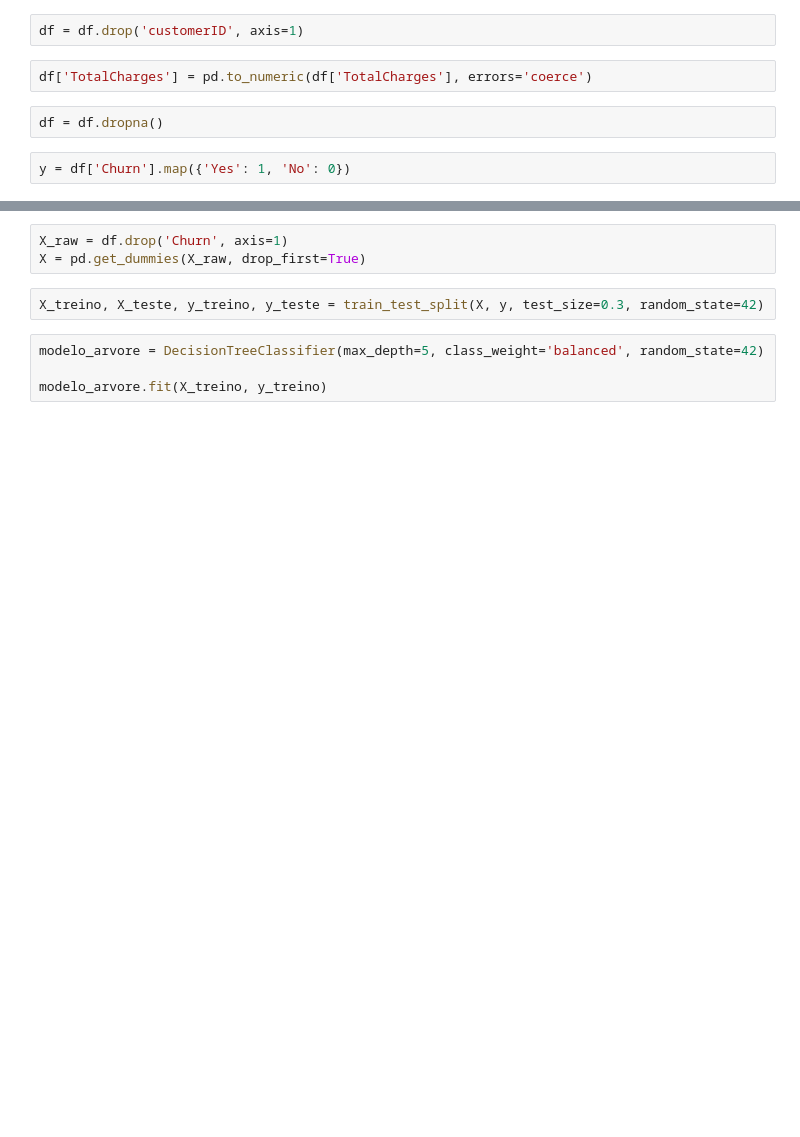
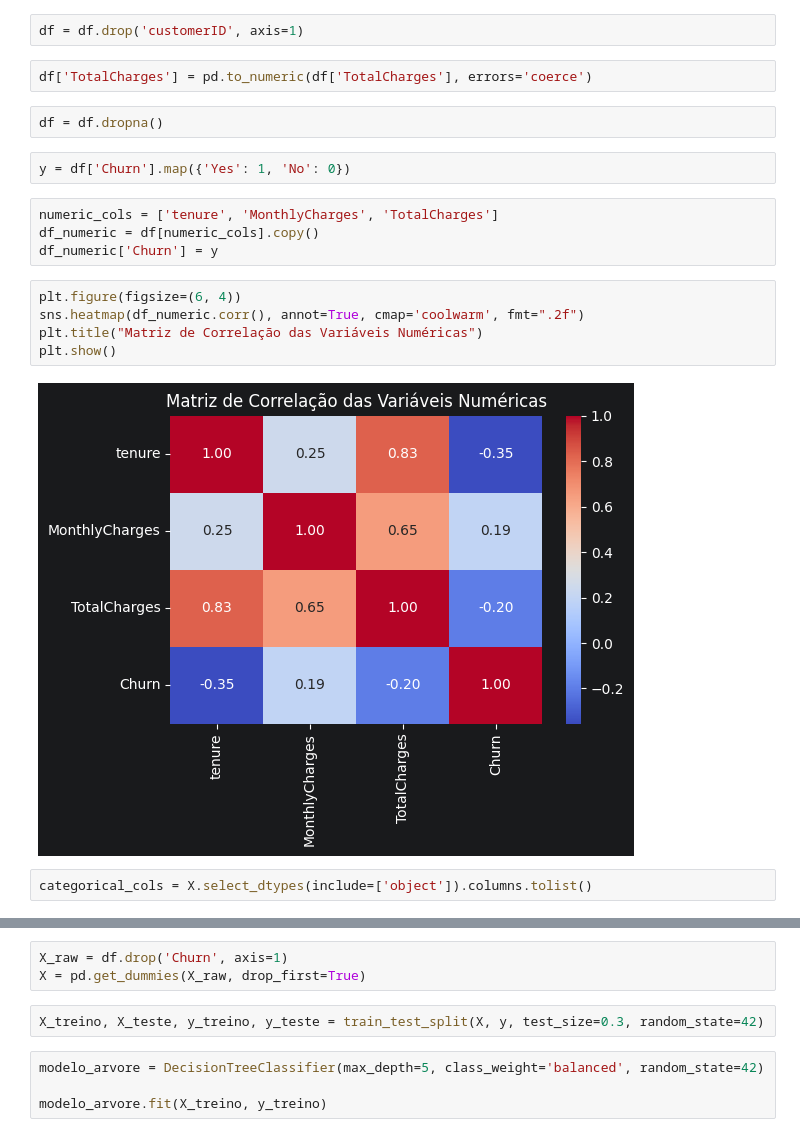
Before and after one commit to VictorMoraesF/Projeto_Semantix, a Jupyter notebook: Semantix.ipynb, the cells around one changed output, grey strips where cells are left out. Saved outputs shown, nothing was run; the diff lists cells and outputs as text; blank space fills up the shorter version.

```diff
--- a/Semantix.ipynb
+++ b/Semantix.ipynb
@@ -16,3 +20,16 @@ df['TotalCharges'] = pd.to_numeric(df['TotalCharges'], errors='coerce')
 df = df.dropna()
 # %%
 y = df['Churn'].map({'Yes': 1, 'No': 0})
+# %%
+numeric_cols = ['tenure', 'MonthlyCharges', 'TotalCharges']
+df_numeric = df[numeric_cols].copy()
+df_numeric['Churn'] = y
+# %%
+plt.figure(figsize=(6, 4))
+sns.heatmap(df_numeric.corr(), annot=True, cmap='coolwarm', fmt=".2f")
+plt.title("Matriz de Correlação das Variáveis Numéricas")
+plt.show()
+# %% [output]
+[figure, added]
+# %%
+categorical_cols = X.select_dtypes(include=['object']).columns.tolist()
```
Also changed, not shown: parts of 14 cells of this notebook.
